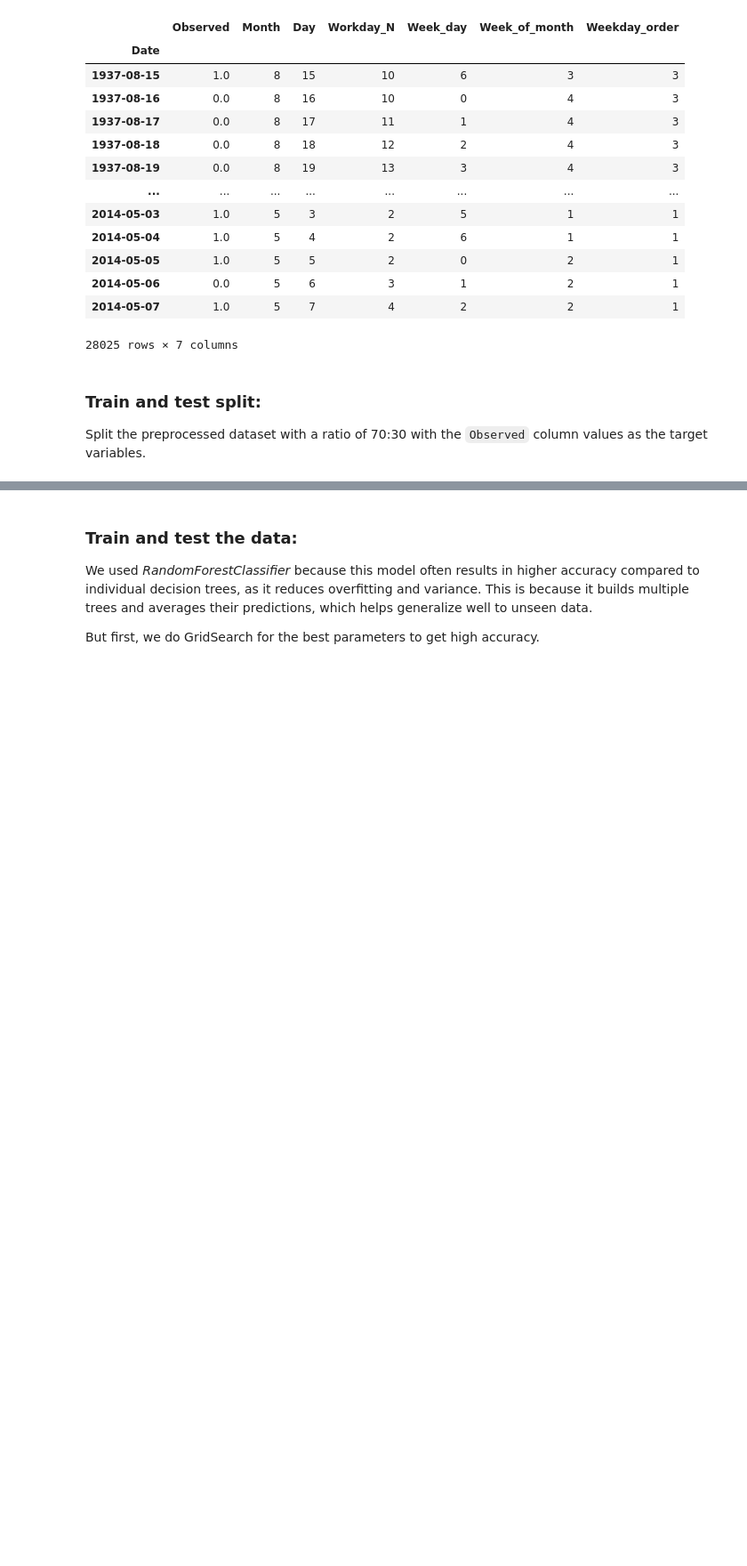
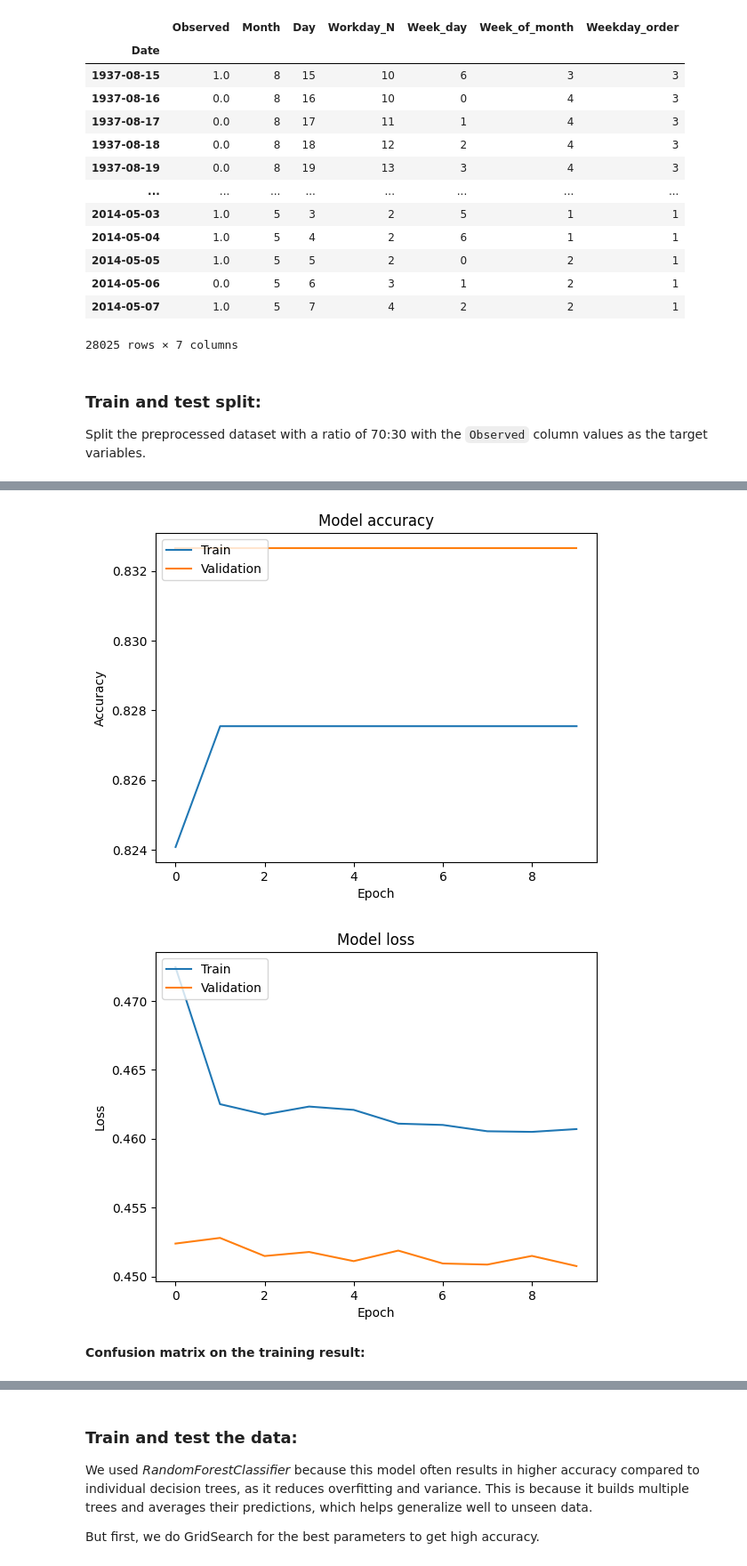
Before and after one commit to priyalpatell/MLFinalProject, a Jupyter notebook: ml_q1.ipynb, the cells around one changed output, grey strips where cells are left out. Shown: that part at 89% size. Drawn from its saved outputs; the diff is of its cells as text; code cells hidden in the pictures; blank space fills up the shorter version.

```diff
--- a/ml_q1.ipynb
+++ b/ml_q1.ipynb
@@ -155,0 +218,25 @@ x_train, x_test, y_train, y_test = train_test_split(data.drop(['Observed'], axis
+# %%
+# Plot training & validation accuracy values
+plt.plot(history.history['accuracy'])
+plt.plot(history.history['val_accuracy'])
+plt.title('Model accuracy')
+plt.xlabel('Epoch')
+plt.ylabel('Accuracy')
+plt.legend(['Train', 'Validation'], loc='upper left')
+plt.savefig('/content/drive/Shared drives/mlproj/rf_acc.png')
+plt.show()
+
+# Plot training & validation loss values
+plt.plot(history.history['loss'])
+plt.plot(history.history['val_loss'])
+plt.title('Model loss')
+plt.xlabel('Epoch')
+plt.ylabel('Loss')
+plt.legend(['Train', 'Validation'], loc='upper left')
+plt.savefig('/content/drive/Shared drives/mlproj/rf_loss.png')
+plt.show()
+# %% [output]
+[figure, added]
+[figure, added]
+# %% [markdown]
+**Confusion matrix on the training result:**
```
Also changed, not shown: parts of 10 cells of this notebook.
